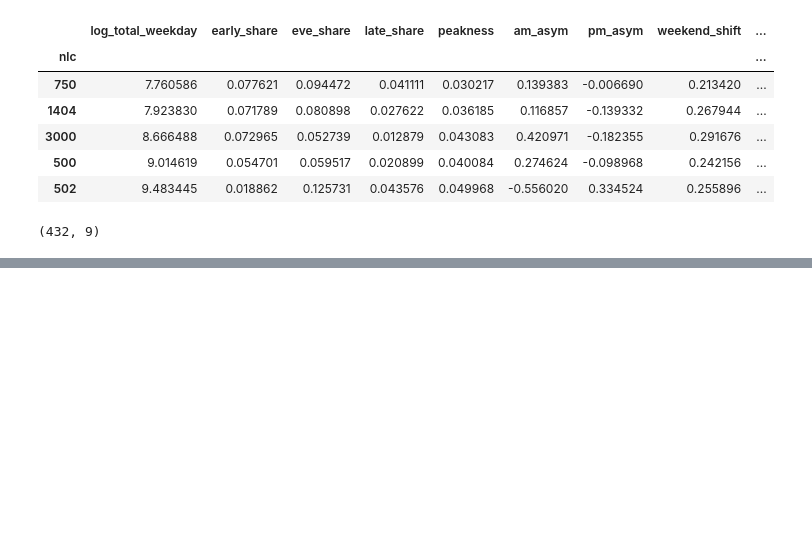
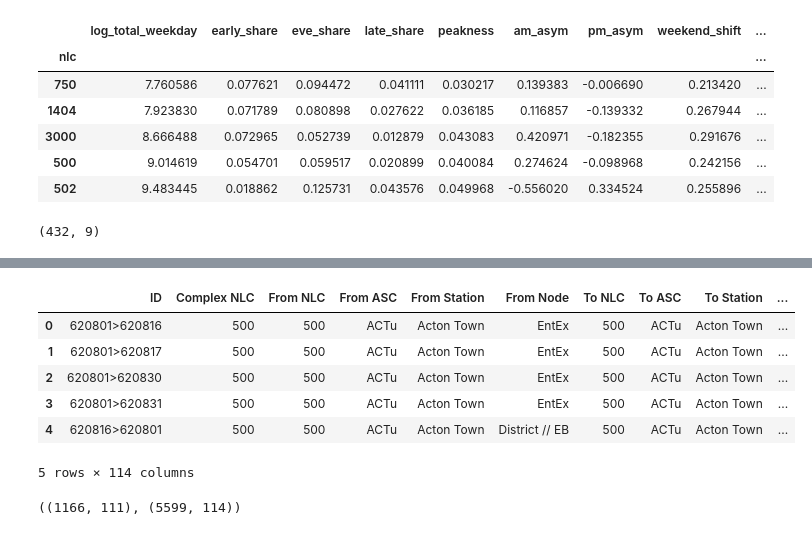
Before and after one commit to samaddmirzaa/london-transit-archetypes, a Jupyter notebook: notebooks/02_feature_engineering.ipynb, the cells around one changed output, grey strips where cells are left out. Saved outputs shown, nothing was run; the diff lists cells and outputs as text; code cells hidden in the pictures; blank space fills up the shorter version.

```diff
--- a/notebooks/02_feature_engineering.ipynb
+++ b/notebooks/02_feature_engineering.ipynb
@@ -130,0 +137,14 @@ mon_
+# %%
+mon_flows.head()
+# %% [output]
+|  | ID | Complex NLC | From NLC | From ASC | From Station | From Node | To NLC | To ASC | To Station | ... |
+| 0 | 620801>620816 | 500 | 500 | ACTu | Acton Town | EntEx | 500 | ACTu | Acton Town | ... |
+| 1 | 620801>620817 | 500 | 500 | ACTu | Acton Town | EntEx | 500 | ACTu | Acton Town | ... |
+| 2 | 620801>620830 | 500 | 500 | ACTu | Acton Town | EntEx | 500 | ACTu | Acton Town | ... |
+| 3 | 620801>620831 | 500 | 500 | ACTu | Acton Town | EntEx | 500 | ACTu | Acton Town | ... |
+| 4 | 620816>620801 | 500 | 500 | ACTu | Acton Town | District // EB | 500 | ACTu | Acton Town | ... |
+5 rows × 114 columns
+# %%
+mon_boarders.shape, mon_flows.shape
+# %% [output]
+((1166, 111), (5599, 114))
```
Also changed, not shown: parts of 18 cells of this notebook, 2 other files.
